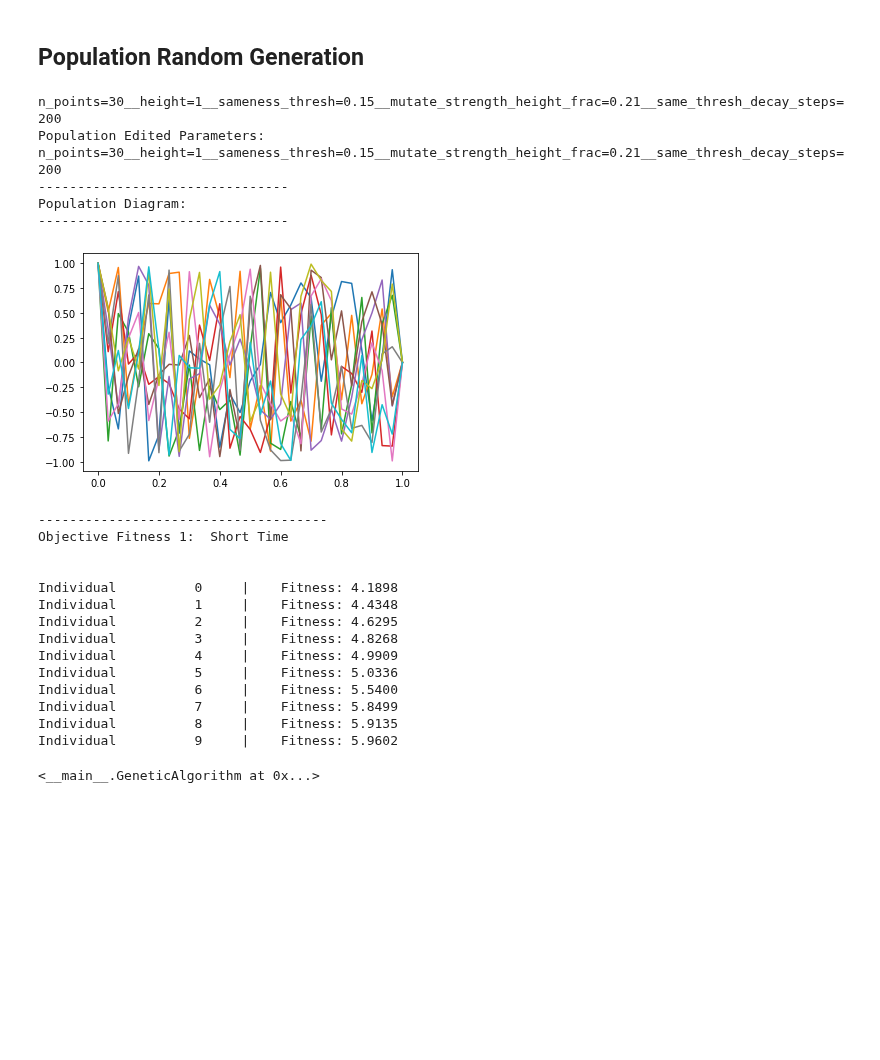
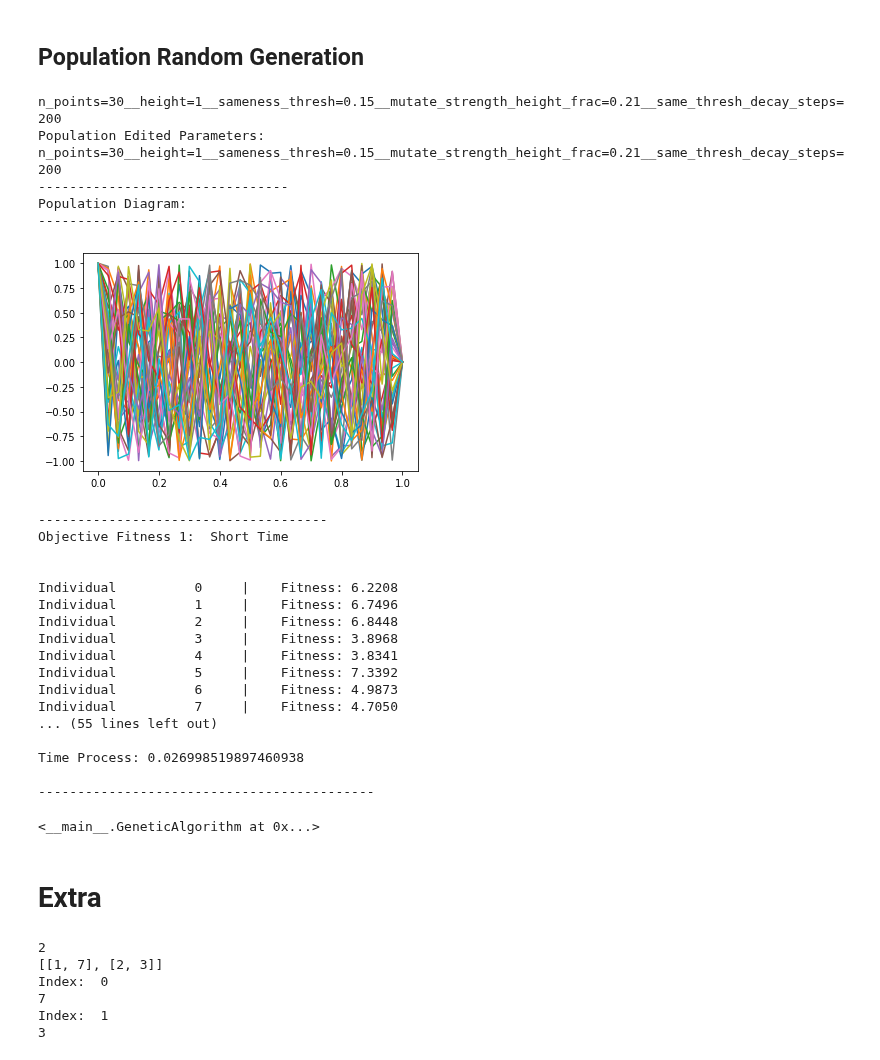
Before and after one commit to MarshaGomez/F5-MOEA-Variations, a Jupyter notebook: examples/Single_Objective_Brachistochrone.ipynb, the cells around one changed output. Cells and saved outputs as stored; diff of their text form; code cells hidden in the pictures; blank space fills up the shorter version.

```diff
--- a/examples/Single_Objective_Brachistochrone.ipynb
+++ b/examples/Single_Objective_Brachistochrone.ipynb
@@ -183,7 +199,7 @@ class Individual():
     for i in range(self.n_segments-1):
         self.x.append((i+1)*self.delta_x)
         frac = 1
-        self.y.append(-self.height/frac + random()*(self.height - (-self.height/frac)))
+        self.y.append(-self.height/frac + rm.random()*(self.height - (-self.height/frac)))
 
     self.x.append(1.0)
     self.y.append(0)
@@ -535,13 +534,33 @@ class Survivor_Selection():
 # %%
 class GeneticAlgorithm():
 
-  def __init__(self, population=Population, generations=n_generations):
+  # Variable = Variation of the Probability between epochs
+  def __init__(self, population=Population, generations=n_generations, variable=p_variable):
     self.n_generations = n_generations
+    self.p_variable = p_variable
+
+    start = time.time()
+
+    if self.p_variable:
+      ps = ps_max
+      pc = ps_max
+      pm = pm_max
 
     fitness = Fitness(population)
     fitness.getFitnessPopulation()
 
-    selection = Selection(population)
+    selection = Selection(population, ps)
+    selection.getParentsSelection()
+
+    end = time.time()
+
+    if show_info:
+      print("\n-------------------------------------------")
+      print("Process Complete ")
+      print("\n")
+      print("Time Process: {:20}".format(str(end - start)))
+      print("\n-------------------------------------------\n")
+
 
 
 
@@ -740,28 +740,55 @@ iteration        190     |    loss: 0.6007
 # %%
 population = Population(Individual, n_population, n_points=n_points, height=height, sameness_thresh=15*10**-2, mutate_strength_height_frac=0.21, same_thresh_decay_steps=n_generations)
 
 GeneticAlgorithm(population=population,
-                 generations=n_generations)
+                 generations=n_generations,
+                 variable=p_variable)
 # %% [output]
 n_points=30__height=1__sameness_thresh=0.15__mutate_strength_height_frac=0.21__same_thresh_decay_steps=200
 Population Edited Parameters:
 n_points=30__height=1__sameness_thresh=0.15__mutate_strength_height_frac=0.21__same_thresh_decay_steps=200
 --------------------------------
 Population Diagram:
 --------------------------------
-[figure, old version]
+[figure, new version]
 -------------------------------------
 Objective Fitness 1:  Short Time
 
 
-Individual          0     |    Fitness: 4.1898
-Individual          1     |    Fitness: 4.4348
-Individual          2     |    Fitness: 4.6295
-Individual          3     |    Fitness: 4.8268
-Individual          4     |    Fitness: 4.9909
-Individual          5     |    Fitness: 5.0336
-Individual          6     |    Fitness: 5.5400
-Individual          7     |    Fitness: 5.8499
-Individual          8     |    Fitness: 5.9135
-Individual          9     |    Fitness: 5.9602
+Individual          0     |    Fitness: 6.2208
+Individual          1     |    Fitness: 6.7496
+Individual          2     |    Fitness: 6.8448
+Individual          3     |    Fitness: 3.8968
+Individual          4     |    Fitness: 3.8341
+Individual          5     |    Fitness: 7.3392
+Individual          6     |    Fitness: 4.9873
+Individual          7     |    Fitness: 4.7050
+... (55 lines left out)
+
+Time Process: 0.026998519897460938
+
+-------------------------------------------
 <__main__.GeneticAlgorithm at 0x...>
+# %% [markdown]
+# Extra
+# %%
+test = [
+        [2,3],
+        [1,7]]
+
+rm.shuffle(test)
+
+print(len(test))
+print(test)
+
+rm.shuffle(test)
+for index, i in enumerate(test):
+  print("Index: ", index)
+  print(i[])
+# %% [output]
+2
+[[1, 7], [2, 3]]
+Index:  0
+7
+Index:  1
+3
```
Also changed, not shown: parts of 44 cells of this notebook.
